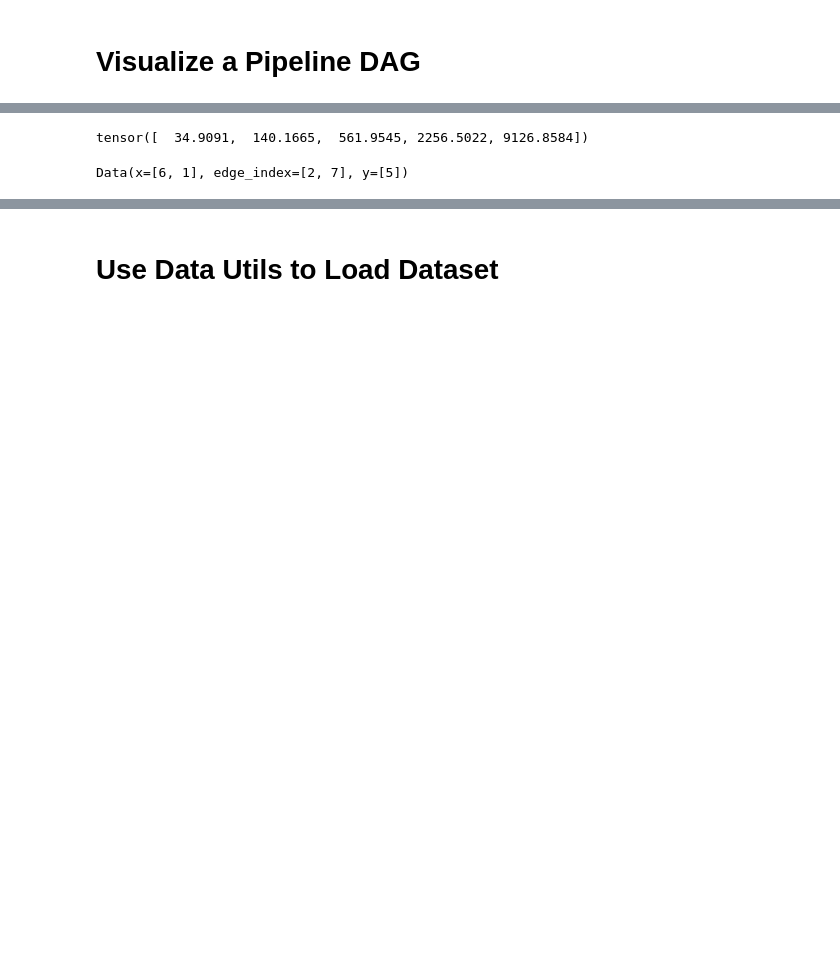
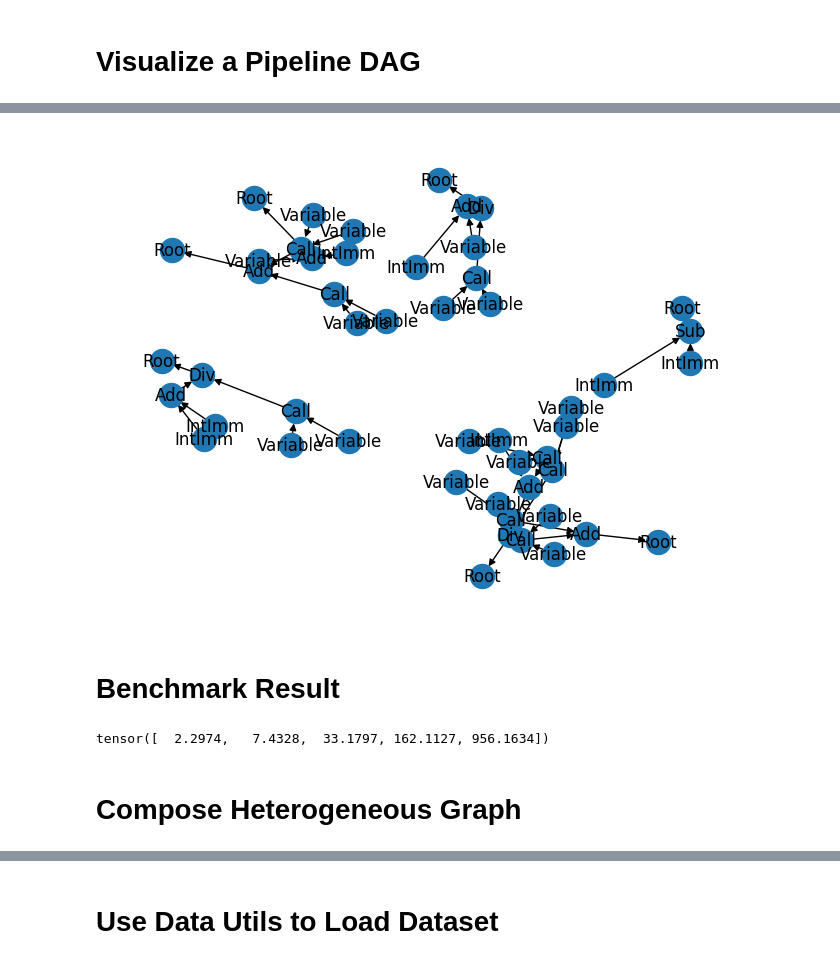
Before and after one commit to fangjunzhou/halide-gnn-cost-model, a Jupyter notebook: notebooks/dataset_playground.ipynb, the cells around one changed output, grey strips where cells are left out. Cells and saved outputs as stored; diff of their text form; code cells hidden in the pictures; blank space fills up the shorter version.

```diff
--- a/notebooks/dataset_playground.ipynb
+++ b/notebooks/dataset_playground.ipynb
@@ -30,0 +49,6 @@ nx.draw(dag, with_labels=True)
+# %%
+AST_PATH = "../resources/pipelines/pipeline_1_0/ast.json"
+with open(AST_PATH, "r") as f:
+    ast_data = json.load(f)
+ast_roots = parse_ast(ast_data)
+ast_roots
@@ -31,16 +63,24 @@ nx.draw(dag, with_labels=True)
+# %%
+ast_graphs = []
+for root in ast_roots:
+    visitor = ASTGraphVisitor()
+    root.accept(visitor)
+    ast_graphs.append(visitor.get_graph())
+ast_graph = nx.disjoint_union_all(ast_graphs)
+labels = {n: ast_graph.nodes[n]["node_type"] for n in ast_graph.nodes()}
+nx.draw(ast_graph, labels=labels, pos=nx.spring_layout(ast_graph, k=0.25, seed=42))
+# %% [output]
+[figure, added]
+# %% [markdown]
+# Benchmark Result
 # %%
 # Pipeline Benchmark Result
-BENCHMARK_PATH = "../resources/pipelines/pipeline_2_0/benchmark.json"
+BENCHMARK_PATH = "../resources/pipelines/pipeline_1_0/benchmark.json"
 with open(BENCHMARK_PATH, "r") as f:
     benchmark_data = json.load(f)
 y = torch.tensor([benchmark["real_time"] for benchmark in benchmark_data["benchmarks"]], dtype=torch.float)
 y
 # %% [output]
-tensor([  34.9091,  140.1665,  561.9545, 2256.5022, 9126.8584])
+tensor([  2.2974,   7.4328,  33.1797, 162.1127, 956.1634])
-# %%
-x = torch.ones((len(dag.nodes), 1), dtype=torch.float)
-edge_index = torch.tensor(list(dag.edges)).T
-pyg_dag = Data(x=x, edge_index=edge_index, y=y)
-pyg_dag
-# %% [output]
-Data(x=[6, 1], edge_index=[2, 7], y=[5])
+# %% [markdown]
+# Compose Heterogeneous Graph
```
Also changed, not shown: parts of 10 cells of this notebook, 5 other files.
